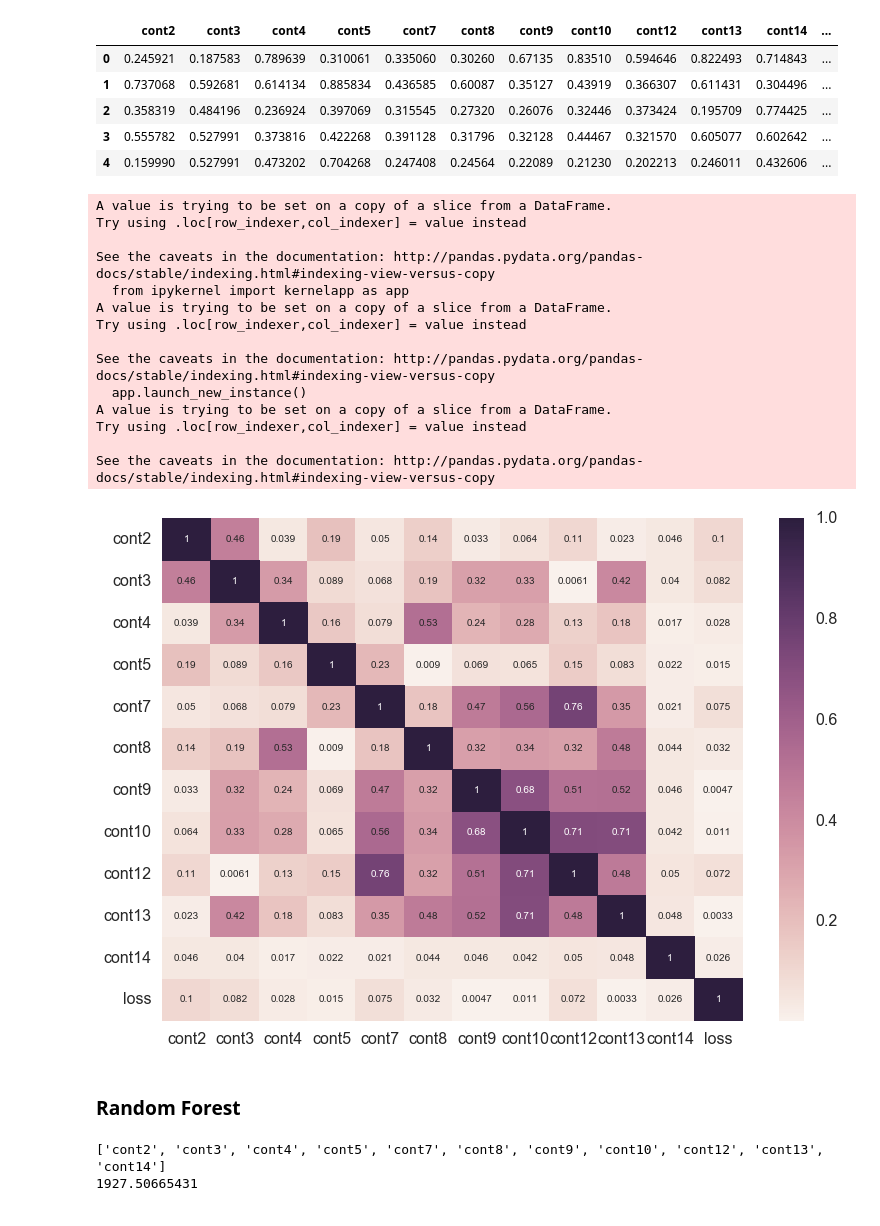
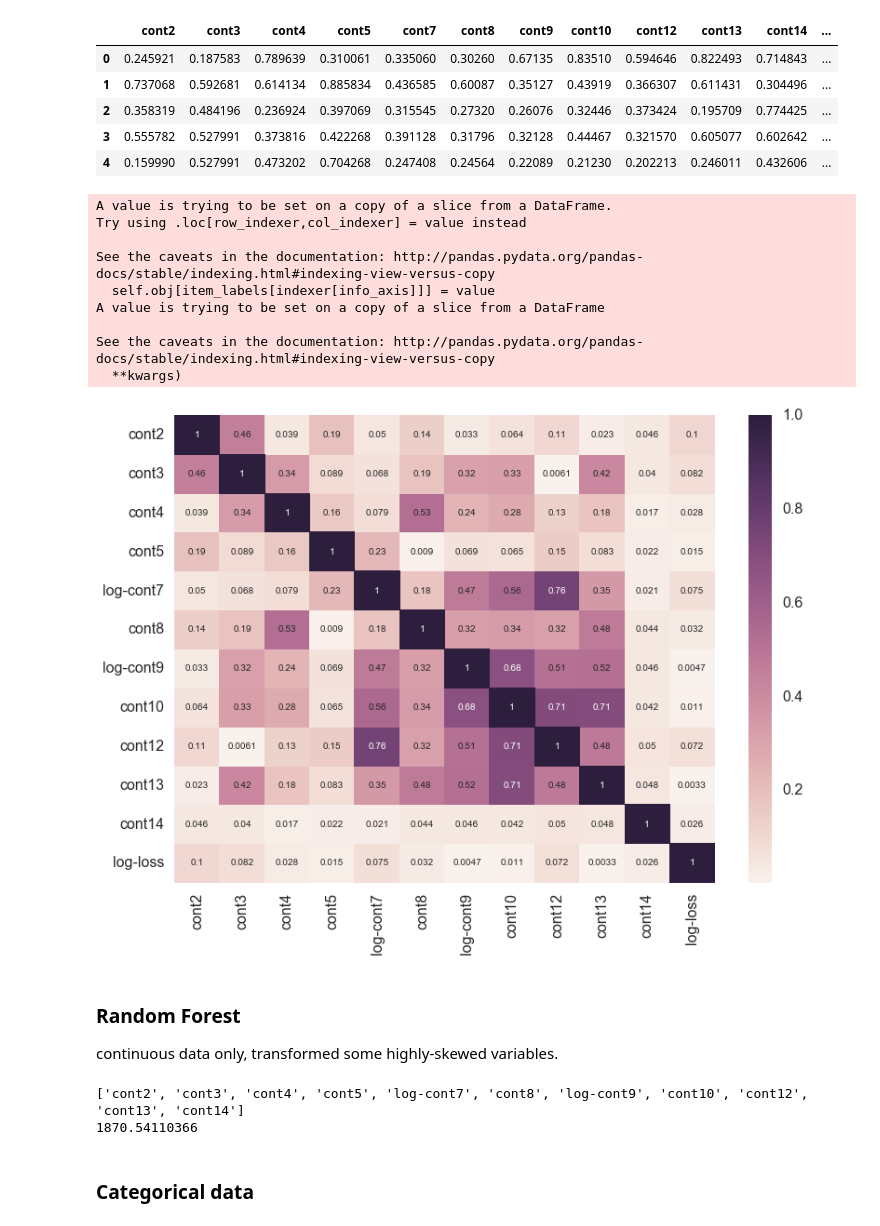
Before and after one commit to ewillmot/kaggle-allstate, a Jupyter notebook: notebooks/20161021_KEW_randomforest.ipynb, the cells around one changed output. Cells and saved outputs as stored; diff of their text form; code cells hidden in the pictures.

```diff
--- a/notebooks/20161021_KEW_randomforest.ipynb
+++ b/notebooks/20161021_KEW_randomforest.ipynb
@@ -17,9 +18,10 @@ sns.set_context('poster')
 # %%
 loc = '/Users/elena/Documents/Kaggle/Allstate/data/'
 train = pd.read_csv(loc+'train.csv')
-train.columns
+train.drop('id',axis=1,inplace=True)
 
 test = pd.read_csv(loc+'test.csv')
+ids = test.loc[:,'id']
 # %%
 # List of categorical columns
 keepcats = [col for col in train.columns if 'cat' in col]
@@ -60,8 +62,6 @@ sns.heatmap(correlationMatrix, mask=correlationMatrix < 1, cbar=False)
 plt.show()
 # %% [output]
 [figure]
-# %%
-keepcont = [col for col in train.columns if 'cont' in col]
 # %%
 fig, axes = plt.subplots(3,5)
 fig.set_size_inches(25, 12)
@@ -87,7 +87,7 @@ plt.tight_layout()
 # Get rid of 1 or 9, 11 or 12, 6 or 10,
 # transform 6, 7, and 9/1.
 
-newlist = keepcont
+newlist = deepcopy(keepcont)
 newlist.remove("cont1")
 newlist.remove("cont11")
 newlist.remove("cont6")
@@ -103,48 +103,50 @@ dataset.head()
 | 3 | 0.555782 | 0.527991 | 0.373816 | 0.422268 | 0.391128 | 0.31796 | 0.32128 | 0.44467 | 0.321570 | 0.605077 | 0.602642 | ... |
 | 4 | 0.159990 | 0.527991 | 0.473202 | 0.704268 | 0.247408 | 0.24564 | 0.22089 | 0.21230 | 0.202213 | 0.246011 | 0.432606 | ... |
 # %%
-#dataset["cont10"]=np.log(dataset['cont10'])
 vals_to_log = list(["cont7","cont9","loss"])
 for col in vals_to_log:
     dataset.loc[:,col]=np.log(dataset.loc[:,col])
+    dataset.rename(columns={col:'log-'+col},inplace=True)
 
 correlationMatrix2 = dataset.corr().abs()
 
 plt.subplots(figsize=(13, 9))
 sns.heatmap(correlationMatrix2,annot=True)
 
 # Mask unimportant features
 sns.heatmap(correlationMatrix2, mask=correlationMatrix2 < 1, cbar=False)
 plt.show()
 # %% [output]
 A value is trying to be set on a copy of a slice from a DataFrame.
 Try using .loc[row_indexer,col_indexer] = value instead
 
 See the caveats in the documentation: http://pandas.pydata.org/pandas-docs/stable/indexing.html#indexing-view-versus-copy
-  from ipykernel import kernelapp as app
-A value is trying to be set on a copy of a slice from a DataFrame.
-Try using .loc[row_indexer,col_indexer] = value instead
+  self.obj[item_labels[indexer[info_axis]]] = value
+A value is trying to be set on a copy of a slice from a DataFrame
 
 See the caveats in the documentation: http://pandas.pydata.org/pandas-docs/stable/indexing.html#indexing-view-versus-copy
-  app.launch_new_instance()
-A value is trying to be set on a copy of a slice from a DataFrame.
-Try using .loc[row_indexer,col_indexer] = value instead
-
-See the caveats in the documentation: http://pandas.pydata.org/pandas-docs/stable/indexing.html#indexing-view-versus-copy
+  **kwargs)
-[figure, old version]
+[figure, new version]
-# %% [markdown]
-### Random Forest
+# %% [markdown]
+### Random Forest
+continuous data only, transformed some highly-skewed variables.
 # %%
-model = RandomForestRegressor()
+model = RandomForestRegressor(n_estimators=50)
 x = dataset[list(dataset.columns[:-1])]
 print list(dataset.columns[:-1])
-y = dataset['loss']
+y = dataset['log-loss']
 
 X_train, X_test, y_train, y_test = train_test_split(x, y, test_size=.75)
 
 model.fit(X_train,y_train)
-mae = mean_absolute_error(np.exp(y_test),np.exp(model.predict(X_test)))
+x_pred = model.predict(X_test)
+# for col in vals_to_log[:-1]:
+#     x_pred.loc[:,col]=np.log(x_pred.loc[:,col])
+
+mae = mean_absolute_error(np.exp(y_test),np.exp(x_pred))
 print mae
 # %% [output]
-['cont2', 'cont3', 'cont4', 'cont5', 'cont7', 'cont8', 'cont9', 'cont10', 'cont12', 'cont13', 'cont14']
-1927.50665431
+['cont2', 'cont3', 'cont4', 'cont5', 'log-cont7', 'cont8', 'log-cont9', 'cont10', 'cont12', 'cont13', 'cont14']
+1870.54110366
+# %% [markdown]
+### Categorical data
```
Also changed, not shown: parts of 6 cells of this notebook.
